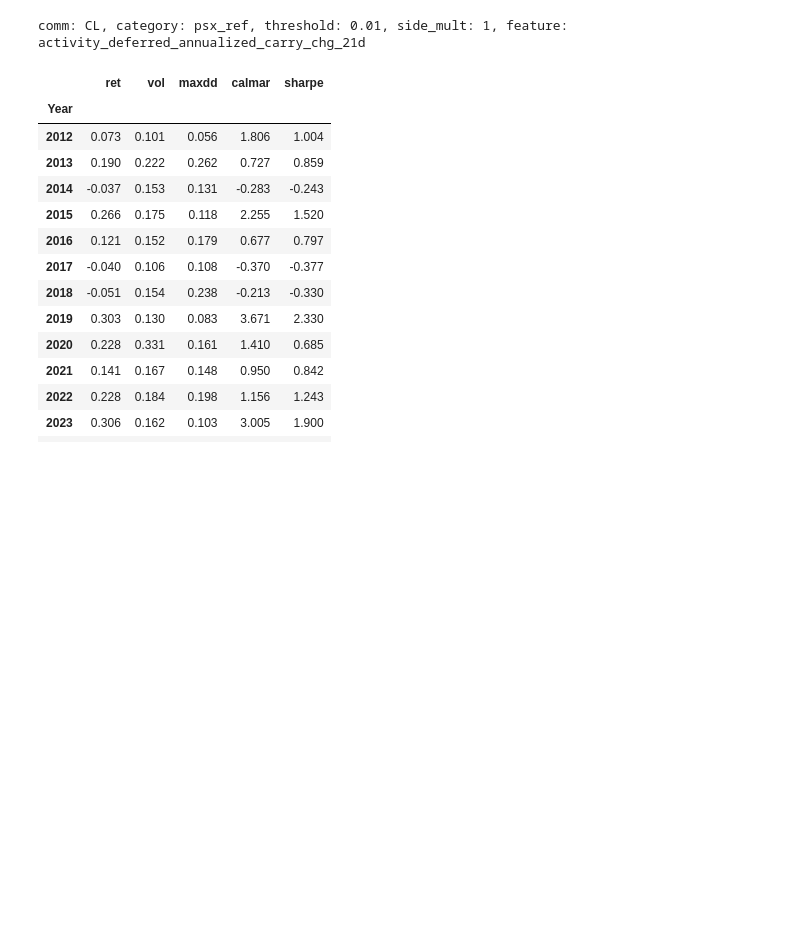
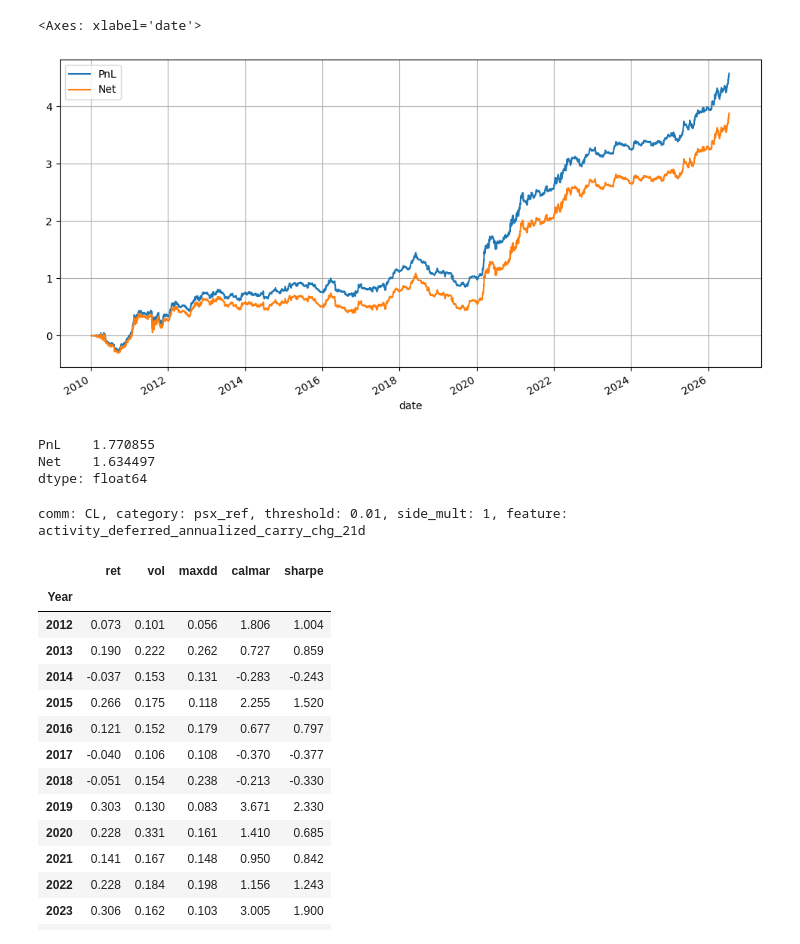
Before and after one commit to chenxu0602/comm-ls, a Jupyter notebook: notebooks/backtest_cl.ipynb, the cells around one changed output. Drawn from its saved outputs; the diff is of its cells as text; code cells hidden in the pictures; blank space fills up the shorter version.

```diff
--- a/notebooks/backtest_cl.ipynb
+++ b/notebooks/backtest_cl.ipynb
@@ -255,18 +263,25 @@ SLEEVE_CONFIG = {
 # %%
-# df_01 = df_tot.copy()
+df_01 = df_tot.copy()
 # %%
-# df_02 = df_tot.copy()
+df_02 = df_tot.copy()
 # %%
-# df_03 = df_tot.copy()
+df_03 = df_tot.copy()
 # %%
-# df = df_01 * 0.5 + df_02 * 0.2 + df_03 * 0.3
-# df.cumsum().plot(figsize=(12, 6), grid=True)
+df = df_01 * 0.5 + df_02 * 0.2 + df_03 * 0.3
+df.cumsum().plot(figsize=(12, 6), grid=True)
+# %% [output]
+<Axes: xlabel='date'>
+[figure, added]
 # %%
-# x = df.loc[df_tot.index >= '2020-01-01']
+x = df.loc[df_tot.index >= '2020-01-01']
 
-# sharpe = x.mean() / x.std() * np.sqrt(252)
+sharpe = x.mean() / x.std() * np.sqrt(252)
 
-# sharpe
+sharpe
+# %% [output]
+PnL    1.770855
+Net    1.634497
+dtype: float64
 # %%
 def load_fut_continuous_data(ticker: str, root=ROOT):
     p = root / f'data/comm/carry_data/{ticker}.csv'
```
Also changed, not shown: parts of 2 cells of this notebook, 1 other file.
